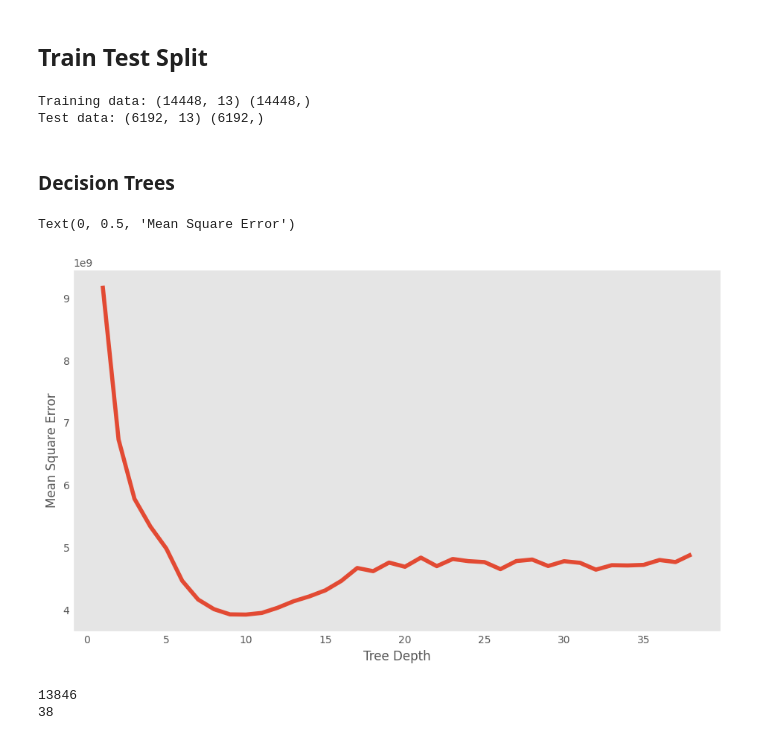
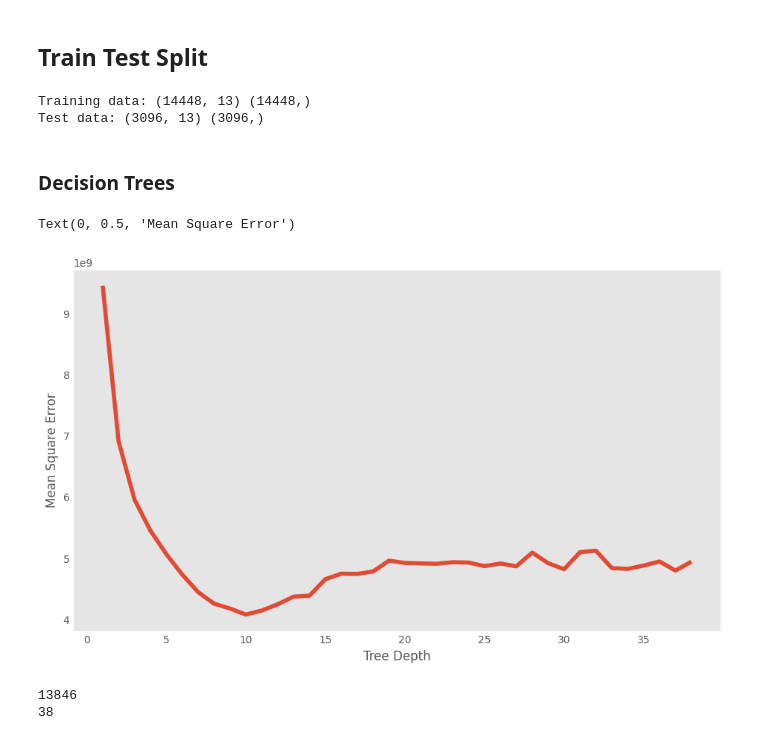
Before and after one commit to skills-cogrammar/C7-Lecture-Backpack, a Jupyter notebook: 3 - Data Science (DS)/Week 09/7 - Sunday/Tutorial/Tutorial_DT_RF_california_housing.ipynb, the cells around one changed output. Saved outputs shown, nothing was run; the diff lists cells and outputs as text; code cells hidden in the pictures.

```diff
--- a/3 - Data Science (DS)/Week 09/7 - Sunday/Tutorial/Tutorial_DT_RF_california_housing.ipynb
+++ b/3 - Data Science (DS)/Week 09/7 - Sunday/Tutorial/Tutorial_DT_RF_california_housing.ipynb
@@ -386,12 +386,15 @@ Name: median_house_value, Length: 20640, dtype: float64
 r = 42
 # 70% training and 30% test
 X_train, X_test, y_train, y_test = train_test_split(X,y, test_size=0.3, random_state=r)
+
+# 70:15:15
+X_val, X_test, y_val, y_test = train_test_split(X_test,y_test, test_size=0.5, random_state=r)
 # %%
 # Inspecting the Dataset:
 print ("Training data:",X_train.shape, y_train.shape)
 print ("Test data:",X_test.shape, y_test.shape)
 # %% [output]
 Training data: (14448, 13) (14448,)
-Test data: (6192, 13) (6192,)
+Test data: (3096, 13) (3096,)
 # %% [markdown]
 ### Decision Trees
@@ -398,24 +405,24 @@ Test data: (6192, 13) (6192,)
 # %%
 plt.close()
 model = DecisionTreeRegressor()
 model.fit(X_train, y_train)
 
 mses = []
 for depth in range(1, (model.tree_.max_depth + 1)):
     d_tree_reg = DecisionTreeRegressor(max_depth=depth)
     d_tree_reg.fit(X_train, y_train)
-    tree_predictions = d_tree_reg.predict(X_test)
-    mses.append(mean_squared_error(y_test, tree_predictions))
+    tree_predictions = d_tree_reg.predict(X_val)
+    mses.append(mean_squared_error(y_val, tree_predictions))
 
 tree_depths = [depth for depth in range(1, (model.tree_.max_depth + 1))]
 plt.figure(figsize=(10,  6))
 plt.grid()
 plt.plot(tree_depths, mses)
 plt.xlabel("Tree Depth")
 plt.ylabel("Mean Square Error")
 # %% [output]
 Text(0, 0.5, 'Mean Square Error')
-[figure, old version]
+[figure, new version]
 # %%
 print(model.get_n_leaves())
 print(model.get_depth())
```
Also changed, not shown: parts of 2 cells of this notebook.
